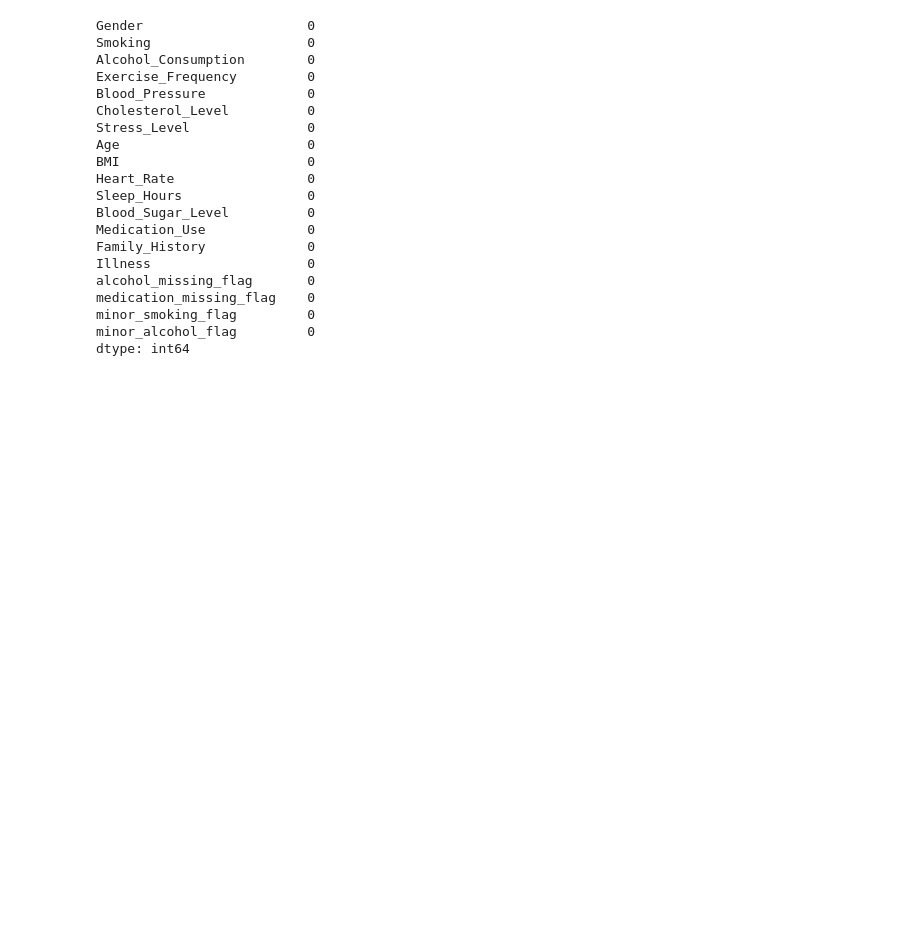
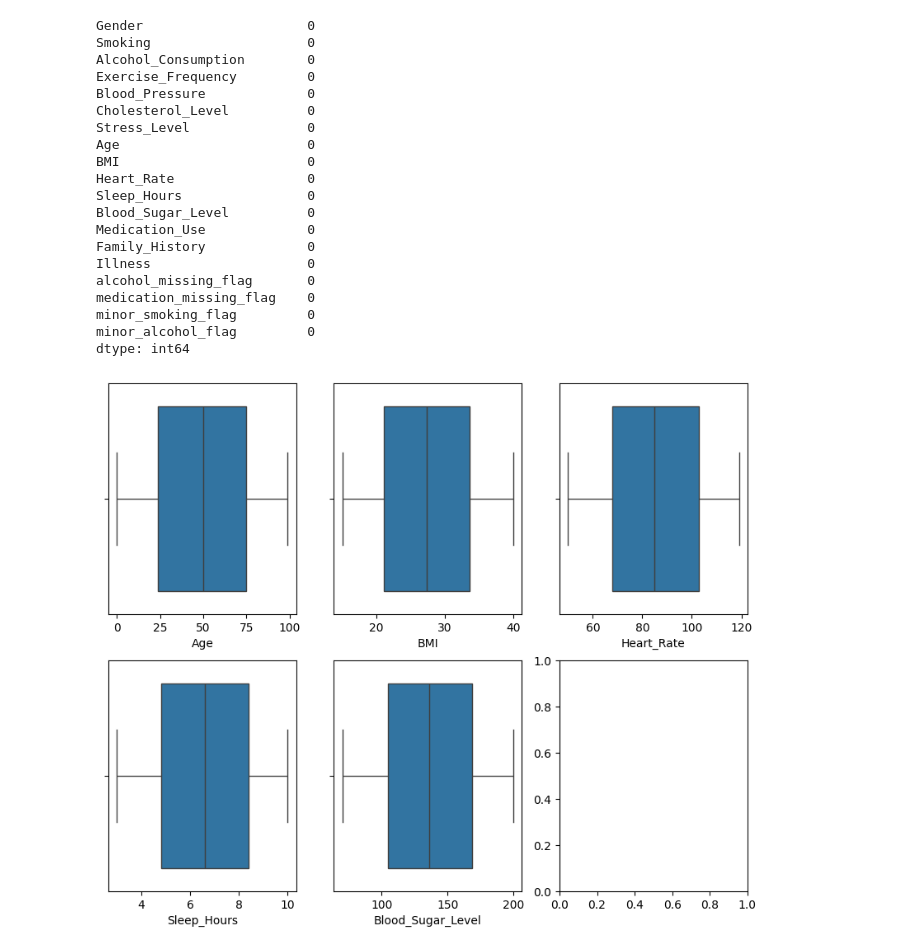
Before and after one commit to Md-Maruf-1727/health-dataset-cleaning, a Jupyter notebook: notebook/data_cleaning.ipynb, the cells around one changed output. Drawn from its saved outputs; the diff is of its cells as text; code cells hidden in the pictures; blank space fills up the shorter version.

```diff
--- a/notebook/data_cleaning.ipynb
+++ b/notebook/data_cleaning.ipynb
@@ -296,3 +298,14 @@ medication_missing_flag    0
 minor_smoking_flag         0
 minor_alcohol_flag         0
 dtype: int64
+# %%
+sel_col_o = ['Age', 'BMI', 'Heart_Rate', 'Sleep_Hours', 'Blood_Sugar_Level']
+
+fig, axes = plt.subplots(2, 3, figsize=(10, 8))
+for ax, col in zip(axes.flatten(), sel_col_o):
+    sns.boxplot(
+        x= df[col],
+        ax=ax
+    )
+# %% [output]
+[figure, added]
```
Also changed, not shown: parts of 1 cell of this notebook.
